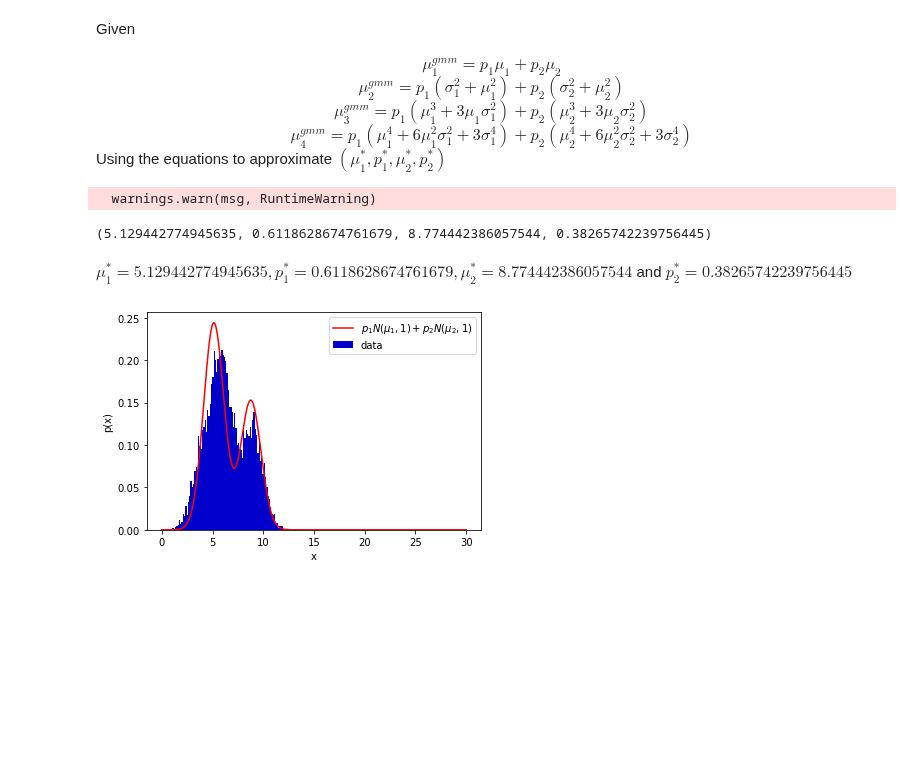
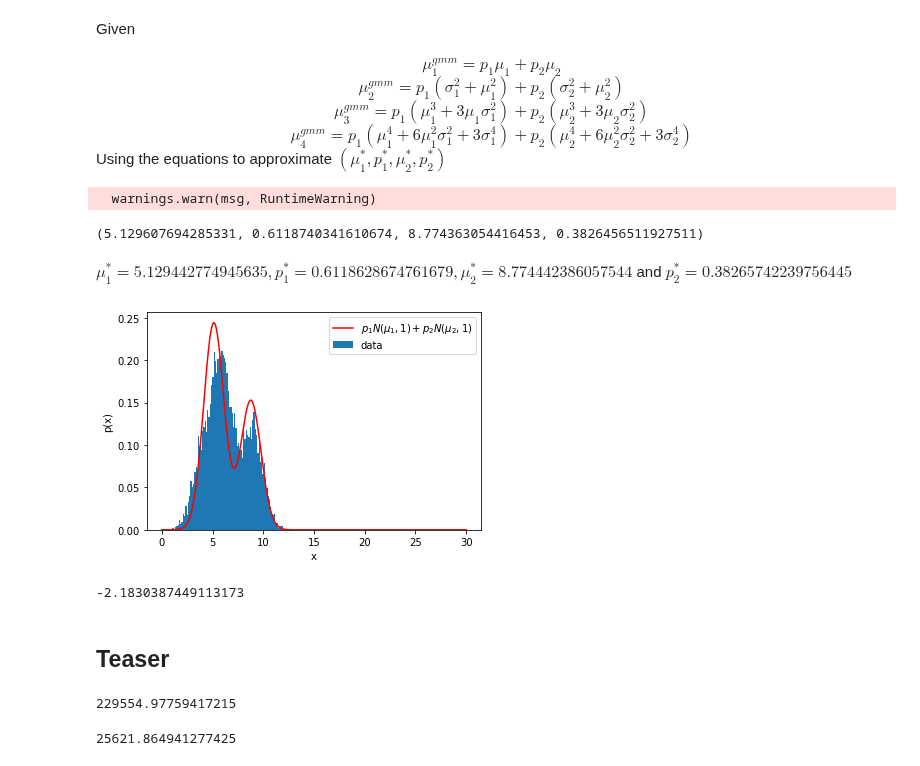
Before and after one commit to balaji1029/homework2, a Jupyter notebook: code/3.ipynb, the cells around one changed output. Saved outputs shown, nothing was run; the diff lists cells and outputs as text; code cells hidden in the pictures; blank space fills up the shorter version.

```diff
--- a/code/3.ipynb
+++ b/code/3.ipynb
@@ -14,7 +14,7 @@ from scipy.special import comb
 # %% [markdown]
 Reading the data from `3.data`
 # %%
-data = np.array(pd.read_csv('3.data'))
+data = np.loadtxt('3.data')
 length = np.shape(data)[0]
 # %% [markdown]
 ## Task A
@@ -183,7 +179,7 @@ while (m1 != m3):
 m1, p1, m2, p2
 # %% [output]
   warnings.warn(msg, RuntimeWarning)
-(5.129442774945635, 0.6118628674761679, 8.774442386057544, 0.38265742239756445)
+(5.129607694285331, 0.6118740341610674, 8.774363054416453, 0.3826456511927511)
 # %% [markdown]
 $\mu_1^\ast = 5.129442774945635, p_1^\ast = 0.6118628674761679, \mu_2^\ast = 8.774442386057544$ and $p_2^\ast = 0.38265742239756445$
 # %%
@@ -191,11 +187,28 @@ x = np.linspace(0, 30, 1000)
 gaussian_mixture = p1 * norm.pdf(x, m1) + p2 * norm.pdf(x, m2)
 # %%
 plt.plot(x, gaussian_mixture, color='red')
-plt.bar(bin_edges[:-1], ratios, width=np.diff(bin_edges), color='mediumblue', align="edge")
+plt.hist(data, bins=100, density=True)
 plt.legend(['$p_1N(\mu_1, 1) + p_2N(\mu_2, 1)$', 'data'])
 plt.ylabel('p(x)')
 plt.xlabel('x')
 # plt.savefig('../images/3f.png')
 plt.show()
 # %% [output]
-[figure, old version]
+[figure, new version]
+# %%
+gaussian_likelihood = np.sum(np.log(p1 * norm.pdf(data, m1) + p2 * norm.pdf(data, m2)))/length
+gaussian_likelihood
+# %% [output]
+-2.1830387449113173
+# %% [markdown]
+## Teaser
+# %%
+moment6 = np.sum(data**6)/length
+moment6
+# %% [output]
+229554.97759417215
+# %%
+moment5 = np.sum(data**5)/length
+moment5
+# %% [output]
+25621.864941277425
```
Also changed, not shown: parts of 37 cells of this notebook, 7 other files.
